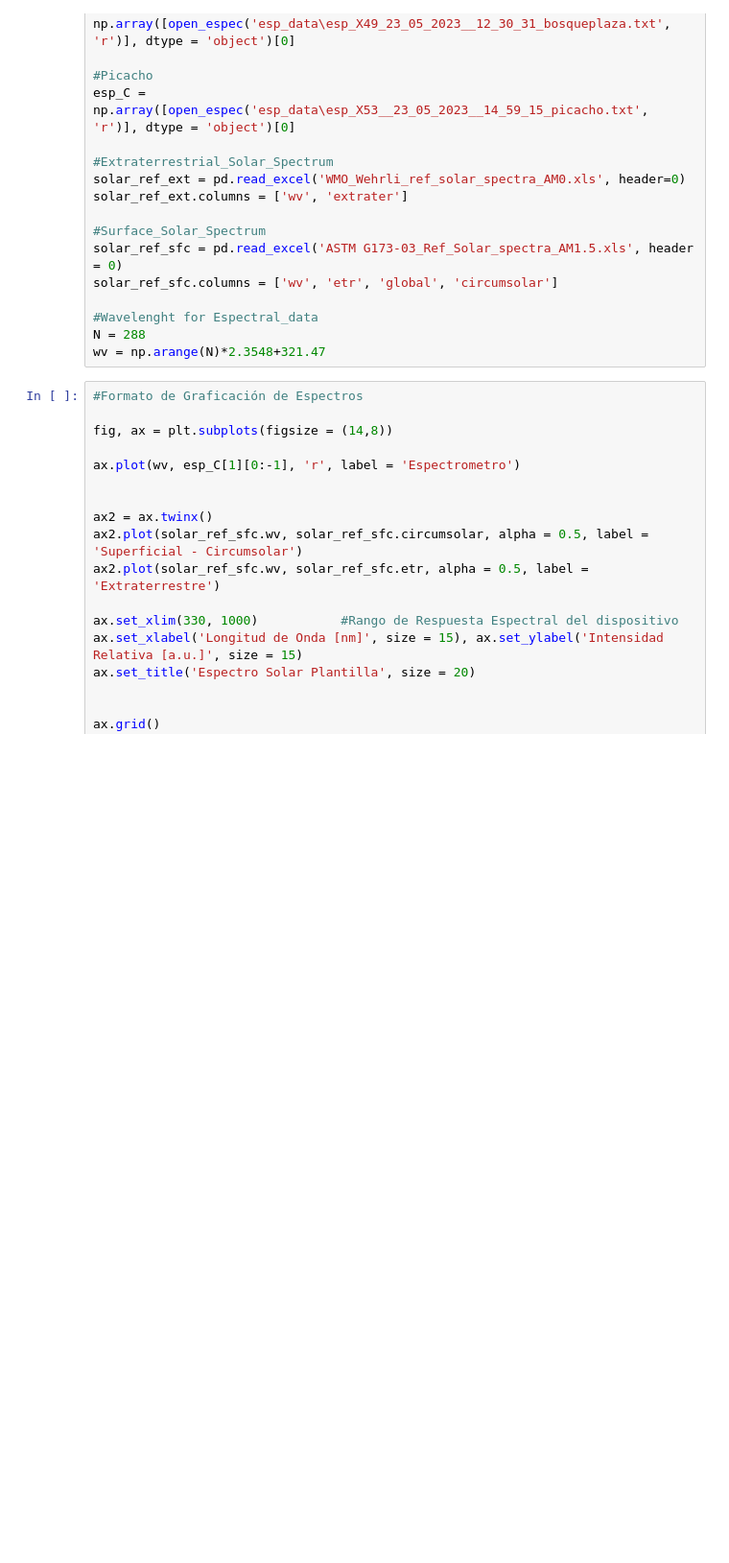
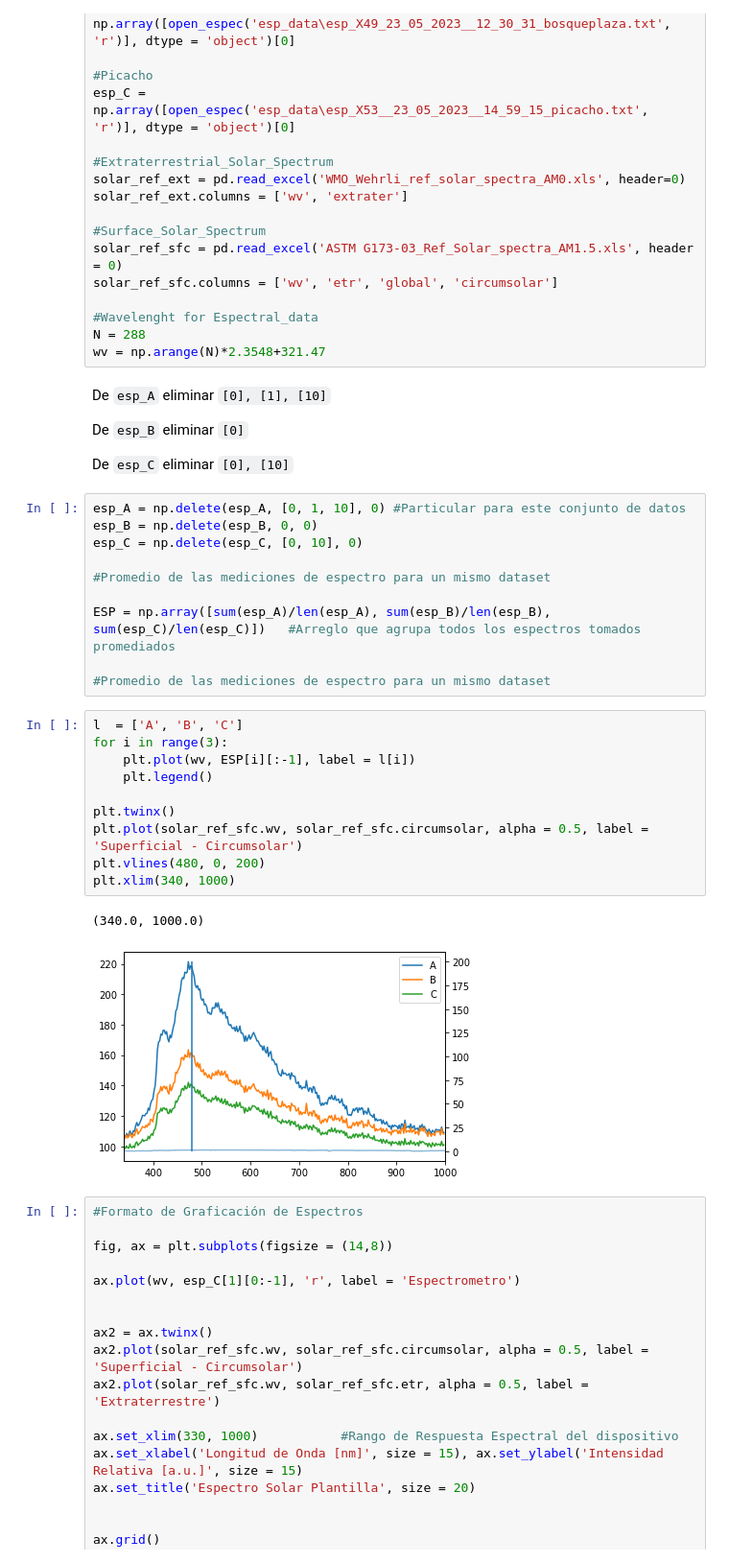
Before and after one commit to jerolg/Fisica_Experimental_IV_2023_1, a Jupyter notebook: PROYECTO_FINAL/data_analysis_notebook.ipynb, the cells around one changed output. Shown at 96% size. Drawn from its saved outputs; the diff is of its cells as text; blank space fills up the shorter version.

```diff
--- a/PROYECTO_FINAL/data_analysis_notebook.ipynb
+++ b/PROYECTO_FINAL/data_analysis_notebook.ipynb
@@ -44,6 +44,35 @@ solar_ref_sfc.columns = ['wv', 'etr', 'global', 'circumsolar']
 #Wavelenght for Espectral_data
 N = 288
 wv = np.arange(N)*2.3548+321.47
+# %% [markdown]
+De `esp_A` eliminar `[0], [1], [10]`
+
+De `esp_B` eliminar `[0]`
+
+De `esp_C` eliminar `[0], [10]`
+# %%
+esp_A = np.delete(esp_A, [0, 1, 10], 0) #Particular para este conjunto de datos
+esp_B = np.delete(esp_B, 0, 0)
+esp_C = np.delete(esp_C, [0, 10], 0)
+
+#Promedio de las mediciones de espectro para un mismo dataset
+
+ESP = np.array([sum(esp_A)/len(esp_A), sum(esp_B)/len(esp_B), sum(esp_C)/len(esp_C)])   #Arreglo que agrupa todos los espectros tomados promediados
+
+#Promedio de las mediciones de espectro para un mismo dataset
+# %%
+l  = ['A', 'B', 'C']
+for i in range(3):
+    plt.plot(wv, ESP[i][:-1], label = l[i])
+    plt.legend()
+
+plt.twinx()
+plt.plot(solar_ref_sfc.wv, solar_ref_sfc.circumsolar, alpha = 0.5, label = 'Superficial - Circumsolar')
+plt.vlines(480, 0, 200)
+plt.xlim(340, 1000)
+# %% [output]
+(340.0, 1000.0)
+[figure, added]
 # %%
 #Formato de Graficación de Espectros
 
```
Also changed, not shown: parts of 3 cells of this notebook.
